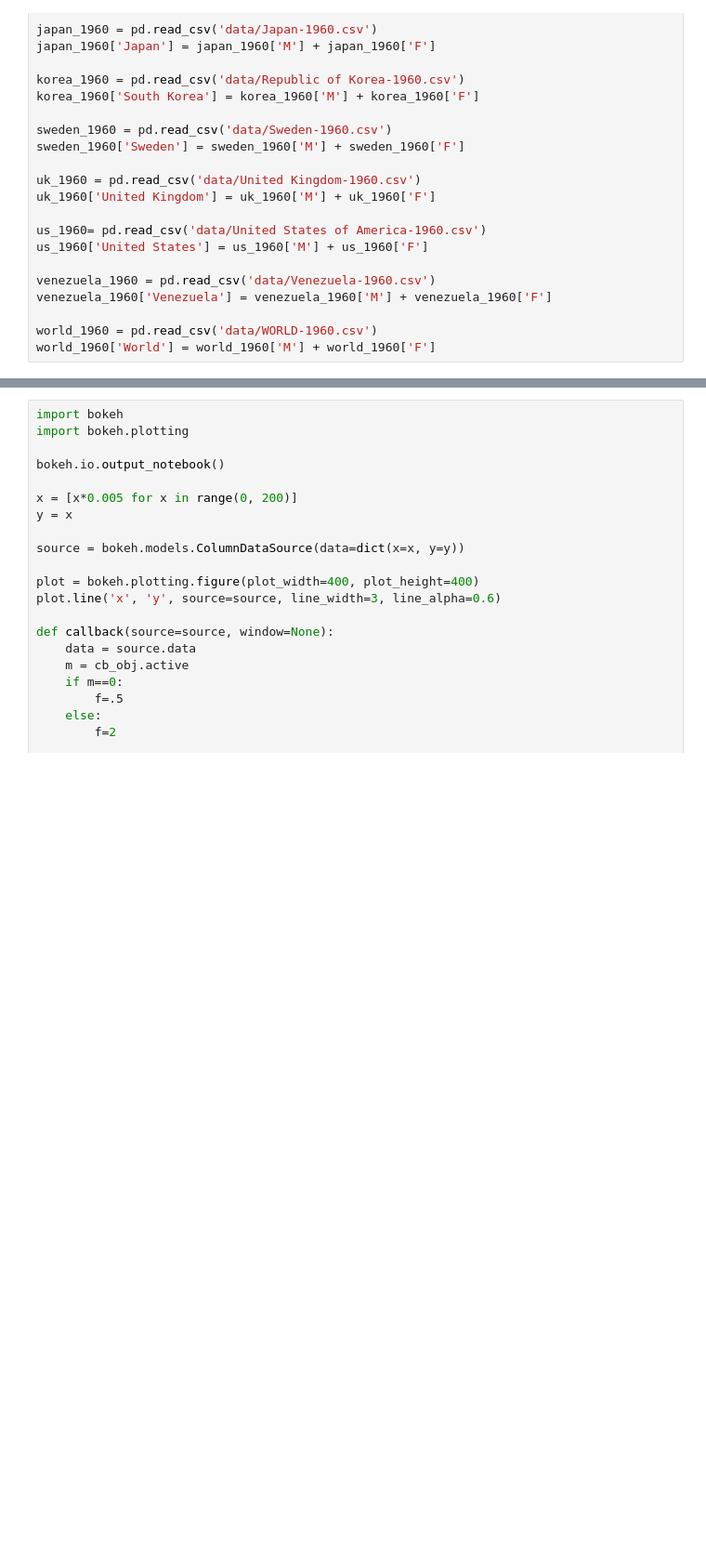
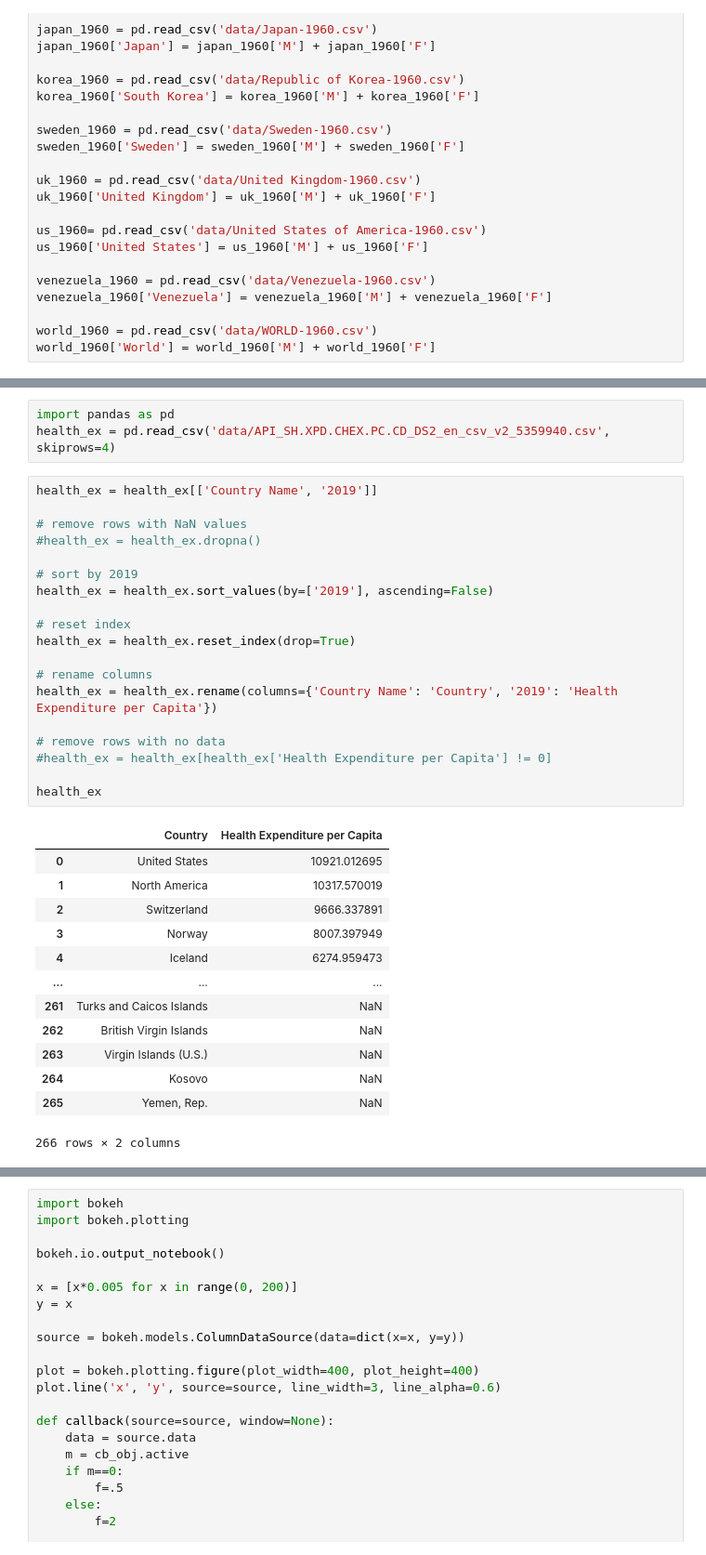
Before and after one commit to Davide011/social_data_project, a Jupyter notebook: notebook_hus.ipynb, the cells around one changed output, grey strips where cells are left out. Shown: that part at 93% size. Drawn from its saved outputs; the diff is of its cells as text; blank space fills up the shorter version.

```diff
--- a/notebook_hus.ipynb
+++ b/notebook_hus.ipynb
@@ -790,0 +754,36 @@ AttributeError: type object 'CustomJS' has no attribute 'from_py_func'
+# %%
+import pandas as pd
+health_ex = pd.read_csv('data/API_SH.XPD.CHEX.PC.CD_DS2_en_csv_v2_5359940.csv', skiprows=4)
+# %%
+health_ex = health_ex[['Country Name', '2019']]
+
+# remove rows with NaN values
+#health_ex = health_ex.dropna()
+
+# sort by 2019
+health_ex = health_ex.sort_values(by=['2019'], ascending=False)
+
+# reset index
+health_ex = health_ex.reset_index(drop=True)
+
+# rename columns
+health_ex = health_ex.rename(columns={'Country Name': 'Country', '2019': 'Health Expenditure per Capita'})
+
+# remove rows with no data
+#health_ex = health_ex[health_ex['Health Expenditure per Capita'] != 0]
+
+health_ex
+# %% [output]
+|  | Country | Health Expenditure per Capita |
+| 0 | United States | 10921.012695 |
+| 1 | North America | 10317.570019 |
+| 2 | Switzerland | 9666.337891 |
+| 3 | Norway | 8007.397949 |
+| 4 | Iceland | 6274.959473 |
+| ... | ... | ... |
+| 261 | Turks and Caicos Islands | NaN |
+| 262 | British Virgin Islands | NaN |
+| 263 | Virgin Islands (U.S.) | NaN |
+| 264 | Kosovo | NaN |
+| 265 | Yemen, Rep. | NaN |
+266 rows × 2 columns
```
Also changed, not shown: parts of 8 cells of this notebook, 7 other files.
